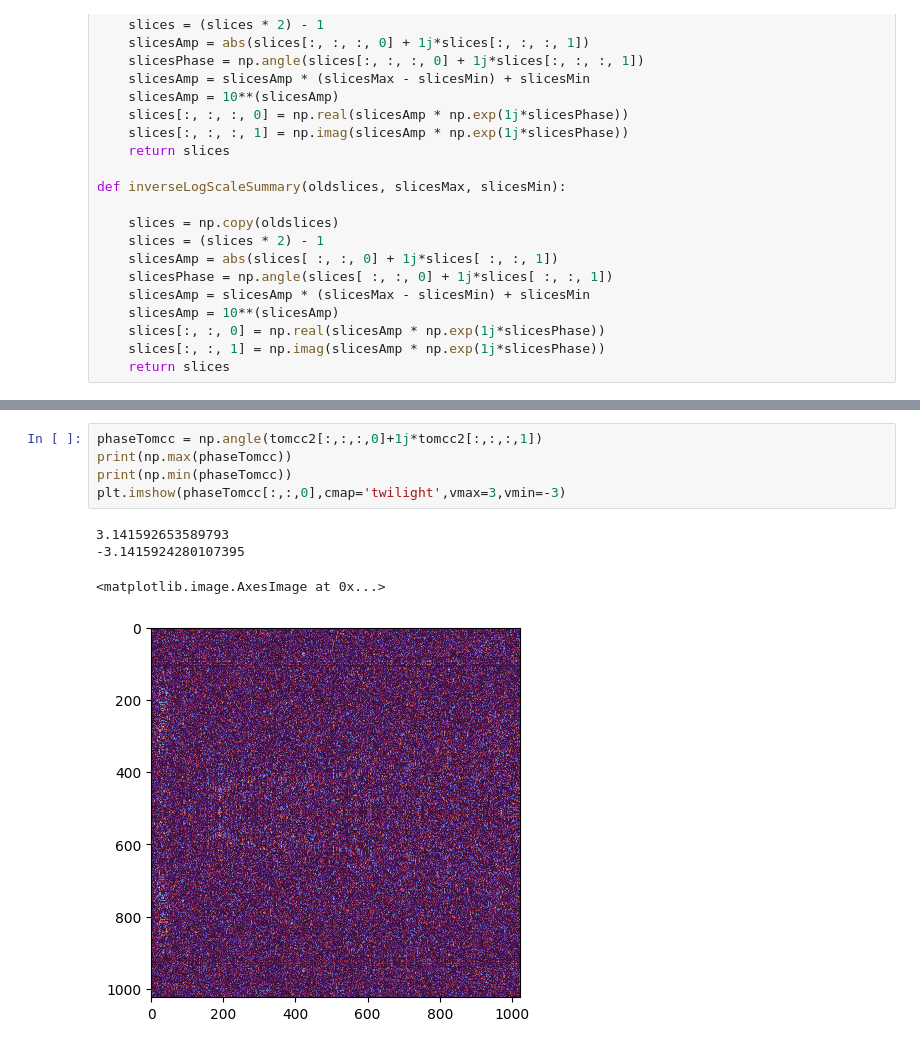
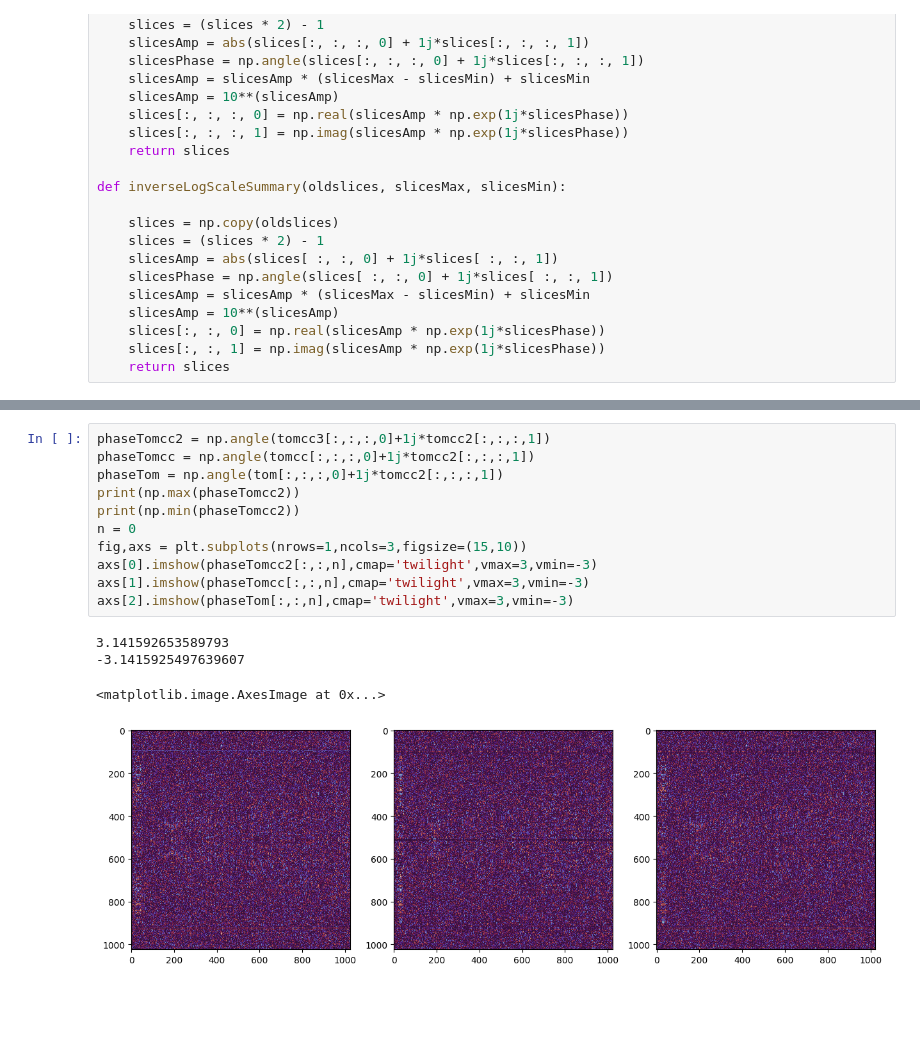
Before and after one commit to Diegoapulgarin/DLOCT, a Jupyter notebook: CxDLOCT/transformExperimentalartifact.ipynb, the cells around one changed output, grey strips where cells are left out. Saved outputs shown, nothing was run; the diff lists cells and outputs as text; blank space fills up the shorter version.

```diff
--- a/CxDLOCT/transformExperimentalartifact.ipynb
+++ b/CxDLOCT/transformExperimentalartifact.ipynb
@@ -129,10 +138,16 @@ axs[2].imshow(dbscale(tom[:,:,n,:]),cmap='gray',vmin=vmin,vmax=vmax)
-# %%
-phaseTomcc = np.angle(tomcc2[:,:,:,0]+1j*tomcc2[:,:,:,1])
-print(np.max(phaseTomcc))
-print(np.min(phaseTomcc))
-plt.imshow(phaseTomcc[:,:,0],cmap='twilight',vmax=3,vmin=-3)
-# %% [output]
-3.141592653589793
--3.1415924280107395
-<matplotlib.image.AxesImage at 0x...>
-[figure, removed]
+# %%
+phaseTomcc2 = np.angle(tomcc3[:,:,:,0]+1j*tomcc2[:,:,:,1])
+phaseTomcc = np.angle(tomcc[:,:,:,0]+1j*tomcc2[:,:,:,1])
+phaseTom = np.angle(tom[:,:,:,0]+1j*tomcc2[:,:,:,1])
+print(np.max(phaseTomcc2))
+print(np.min(phaseTomcc2))
+n = 0
+fig,axs = plt.subplots(nrows=1,ncols=3,figsize=(15,10))
+axs[0].imshow(phaseTomcc2[:,:,n],cmap='twilight',vmax=3,vmin=-3)
+axs[1].imshow(phaseTomcc[:,:,n],cmap='twilight',vmax=3,vmin=-3)
+axs[2].imshow(phaseTom[:,:,n],cmap='twilight',vmax=3,vmin=-3)
+# %% [output]
+3.141592653589793
+-3.1415925497639607
+<matplotlib.image.AxesImage at 0x...>
+[figure, added]
```
Also changed, not shown: parts of 6 cells of this notebook, 5 other files.
